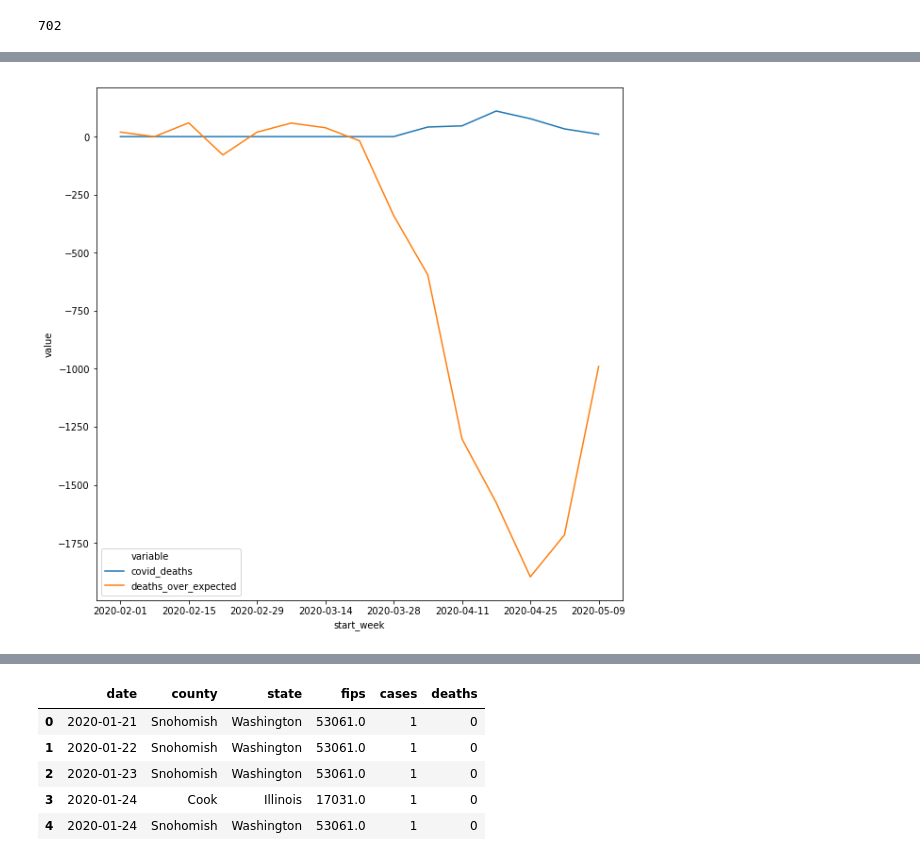
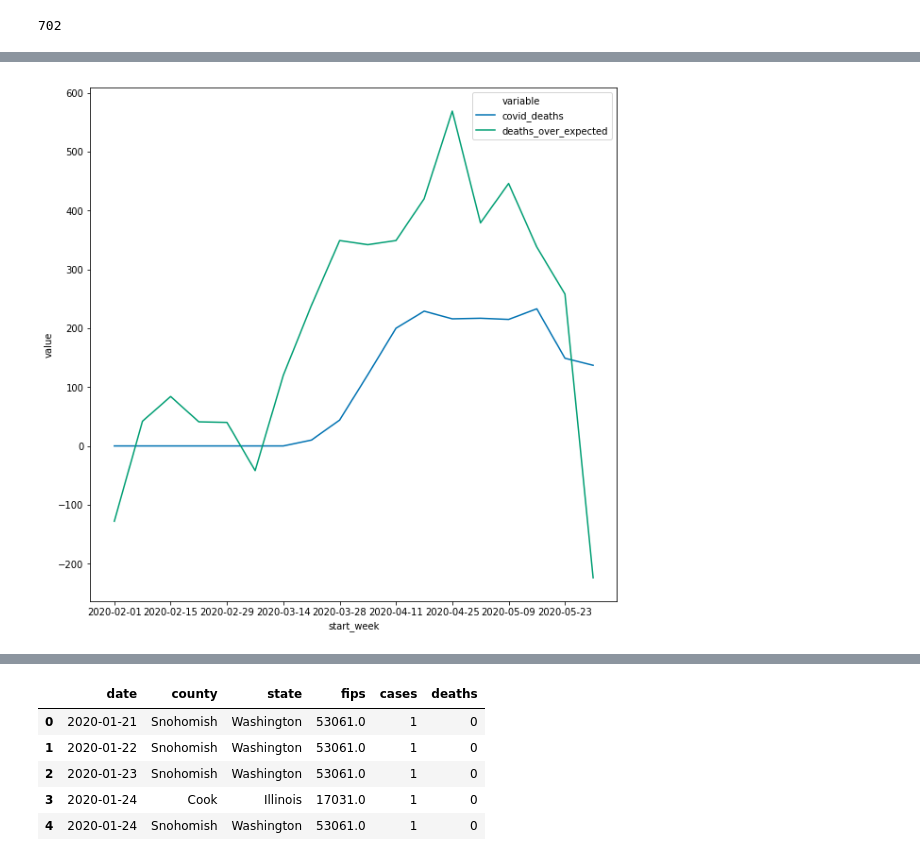
Before and after one commit to jawsem/covid-deaths, a Jupyter notebook: covid_analysis.ipynb, the cells around one changed output, grey strips where cells are left out. Saved outputs shown, nothing was run; the diff lists cells and outputs as text; code cells hidden in the pictures.

```diff
--- a/covid_analysis.ipynb
+++ b/covid_analysis.ipynb
@@ -295,14 +339,14 @@ final_us_df['value'] = final_us_df['value'].astype(int)
 # %%
 def plot_comp(state):
     final_us_df = pd.melt(results_df[results_df['state']==state].iloc[:-2],id_vars=['start_week'],value_vars=['covid_deaths','deaths_over_expected'])
     final_us_df['value'] = final_us_df['value'].fillna(0).astype(int)
     fig,ax = plt.subplots(figsize=(10,10))
     sns.lineplot(x='start_week',y='value',hue='variable',data=final_us_df,ax = ax)
     ax.set_xticks(final_us_df['start_week'].drop_duplicates()[::2])
 
-plot_comp('North Carolina')
+plot_comp('Texas')
 # %% [output]
-[figure, old version]
+[figure, new version]
 # %%
 NY = results_df[results_df['state']=='New York City'].reset_index(drop=True)
 NY['start_week'].dt.strftime('%Y-%m-%d')
```
Also changed, not shown: parts of 37 cells of this notebook, 7 other files.
